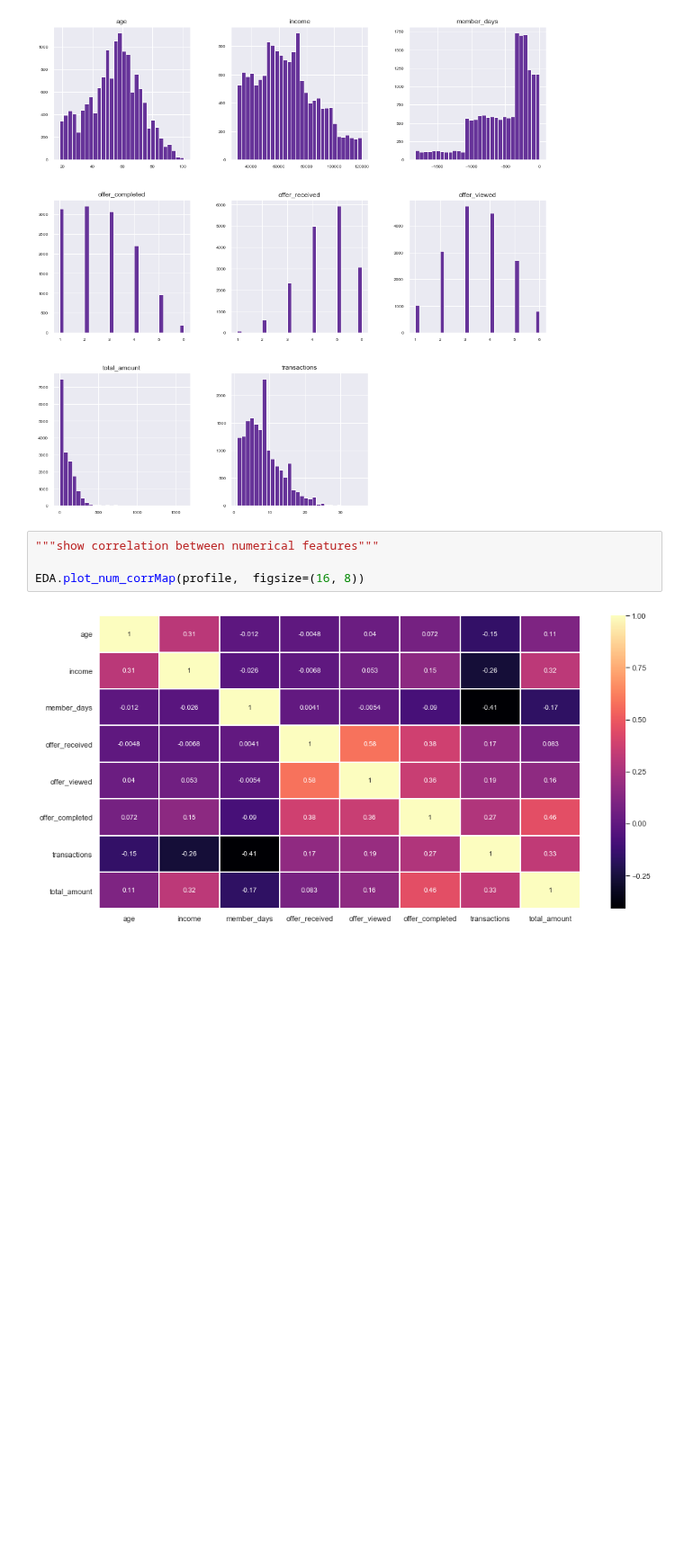
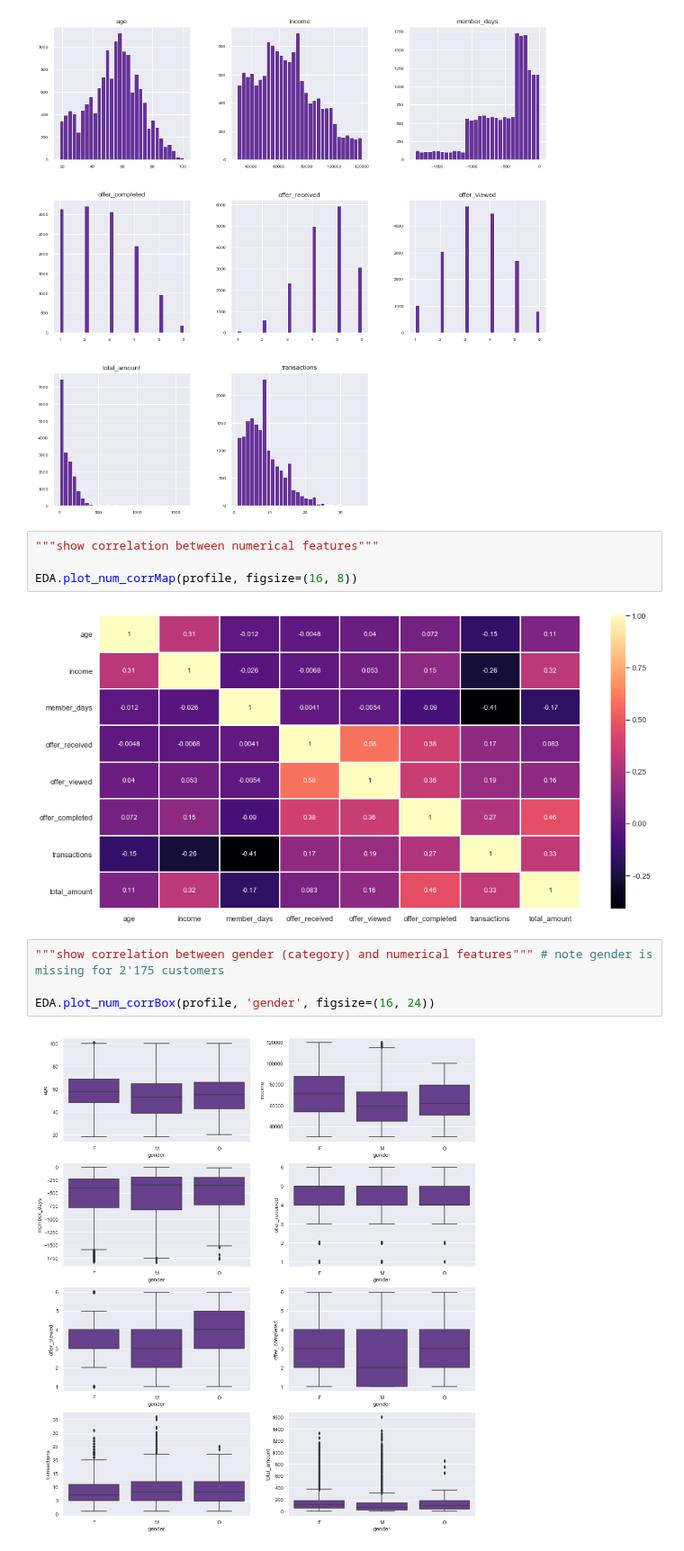
Before and after one commit to rbuerki/segmentation-challenge-starbucks, a Jupyter notebook: 2-eda.ipynb, the cells around one changed output. Shown at 90% size. Cells and saved outputs as stored; diff of their text form; blank space fills up the shorter version.

```diff
--- a/2-eda.ipynb
+++ b/2-eda.ipynb
@@ -130,6 +130,12 @@ EDA.plot_num_hist(profile, figsize=(16, 16), bins=30)
 # %%
 """show correlation between numerical features"""
 
-EDA.plot_num_corrMap(profile,  figsize=(16, 8))
+EDA.plot_num_corrMap(profile, figsize=(16, 8))
 # %% [output]
 [figure]
+# %%
+"""show correlation between gender (category) and numerical features""" # note gender is missing for 2'175 customers
+
+EDA.plot_num_corrBox(profile, 'gender', figsize=(16, 24))
+# %% [output]
+[figure, added]
```
Also changed, not shown: parts of 4 cells of this notebook.
